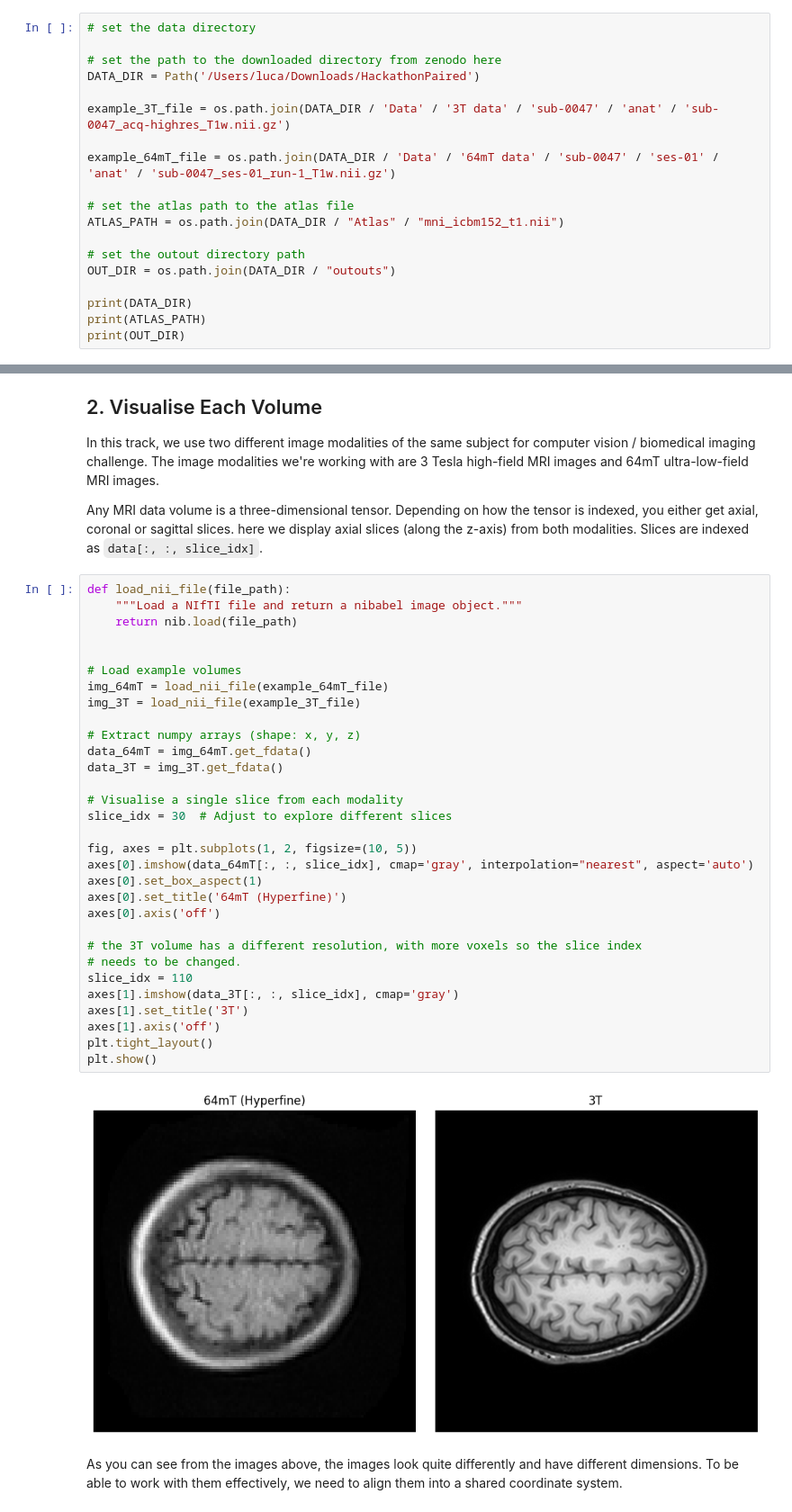
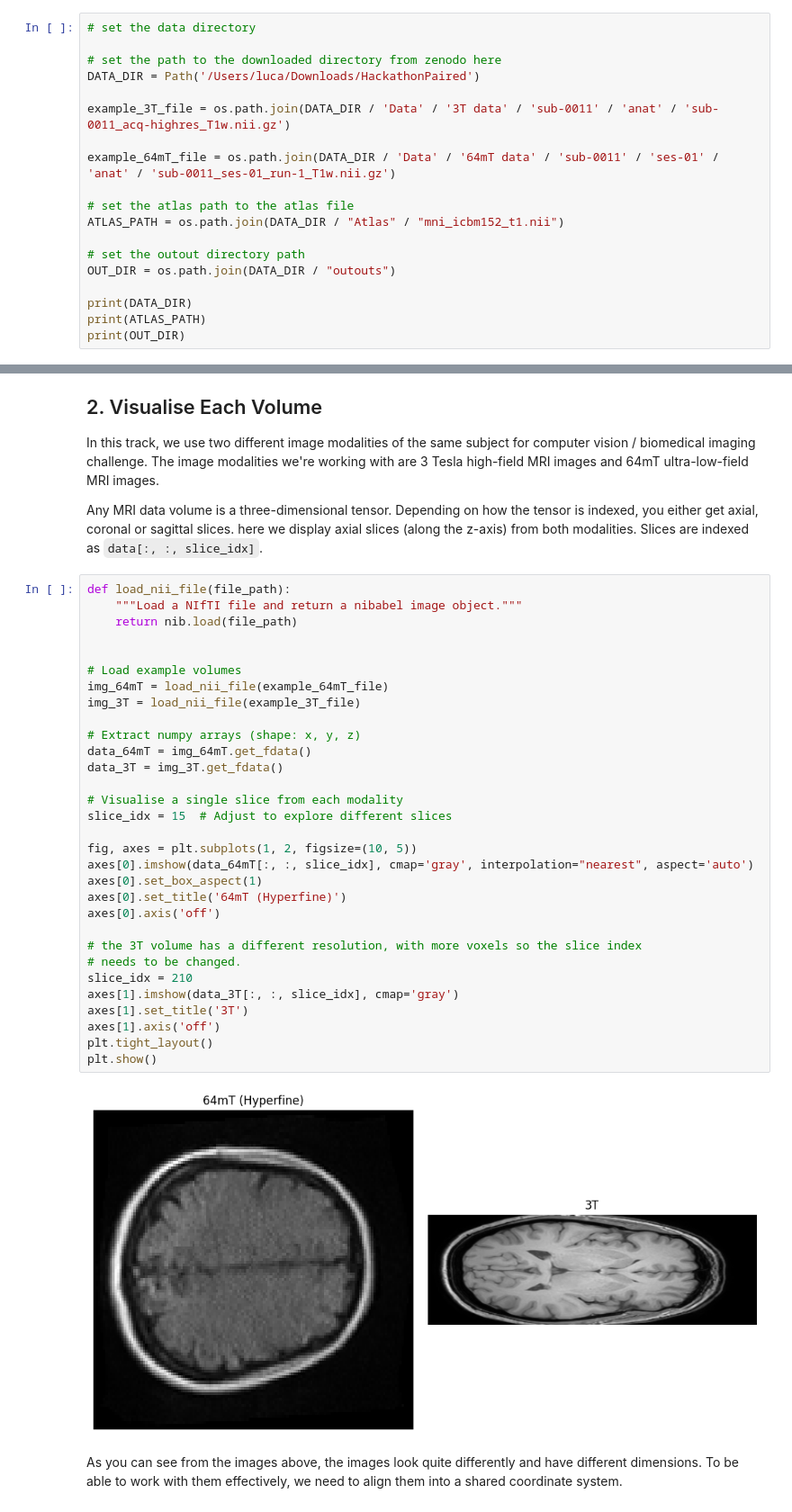
Before and after one commit to llctrautmann/SussexAI_Hackathon, a Jupyter notebook: Hackathon_Data_Pipeline.ipynb, the cells around one changed output, grey strips where cells are left out. Shown at 90% size. Drawn from its saved outputs; the diff is of its cells as text.

Commit message:
Update slice index to half the axial definition to avoid error due to file dimensions being unequal

```diff
--- a/Hackathon_Data_Pipeline.ipynb
+++ b/Hackathon_Data_Pipeline.ipynb
@@ -32,9 +32,9 @@ Note: you may need to restart the kernel to use updated packages.
 # set the path to the downloaded directory from zenodo here
 DATA_DIR = Path('/Users/luca/Downloads/HackathonPaired')
 
-example_3T_file = os.path.join(DATA_DIR / 'Data' / '3T data' / 'sub-0047' / 'anat' / 'sub-0047_acq-highres_T1w.nii.gz')
+example_3T_file = os.path.join(DATA_DIR / 'Data' / '3T data' / 'sub-0011' / 'anat' / 'sub-0011_acq-highres_T1w.nii.gz')
 
-example_64mT_file = os.path.join(DATA_DIR / 'Data' / '64mT data' / 'sub-0047' / 'ses-01' / 'anat' / 'sub-0047_ses-01_run-1_T1w.nii.gz')
+example_64mT_file = os.path.join(DATA_DIR / 'Data' / '64mT data' / 'sub-0011' / 'ses-01' / 'anat' / 'sub-0011_ses-01_run-1_T1w.nii.gz')
 
 # set the atlas path to the atlas file
 ATLAS_PATH = os.path.join(DATA_DIR / "Atlas" / "mni_icbm152_t1.nii")
@@ -59,36 +59,36 @@ Any MRI data volume is a three-dimensional tensor. Depending on how the tensor i
 # %%
 def load_nii_file(file_path):
     """Load a NIfTI file and return a nibabel image object."""
     return nib.load(file_path)
 
 
 # Load example volumes
 img_64mT = load_nii_file(example_64mT_file)
 img_3T = load_nii_file(example_3T_file)
 
 # Extract numpy arrays (shape: x, y, z)
 data_64mT = img_64mT.get_fdata()
 data_3T = img_3T.get_fdata()
 
 # Visualise a single slice from each modality
-slice_idx = 30  # Adjust to explore different slices
+slice_idx = 15  # Adjust to explore different slices
 
 fig, axes = plt.subplots(1, 2, figsize=(10, 5))
 axes[0].imshow(data_64mT[:, :, slice_idx], cmap='gray', interpolation="nearest", aspect='auto')
 axes[0].set_box_aspect(1)
 axes[0].set_title('64mT (Hyperfine)')
 axes[0].axis('off')
 
 # the 3T volume has a different resolution, with more voxels so the slice index
 # needs to be changed.
-slice_idx = 110
+slice_idx = 210
 axes[1].imshow(data_3T[:, :, slice_idx], cmap='gray')
 axes[1].set_title('3T')
 axes[1].axis('off')
 plt.tight_layout()
 plt.show()
 # %% [output]
-[figure, old version]
+[figure, new version]
 # %% [markdown]
 As you can see from the images above, the images look quite differently and have different dimensions. To be able to work with them effectively, we need to align them into a shared coordinate system.
 # %% [markdown]
```
